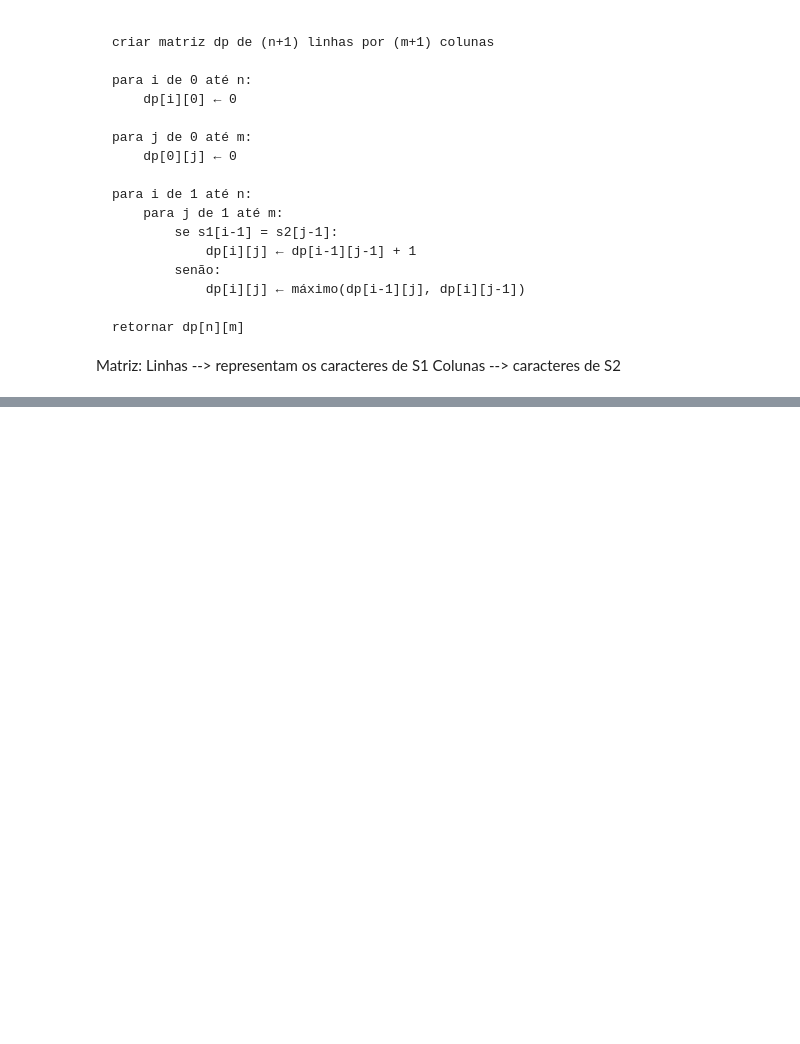
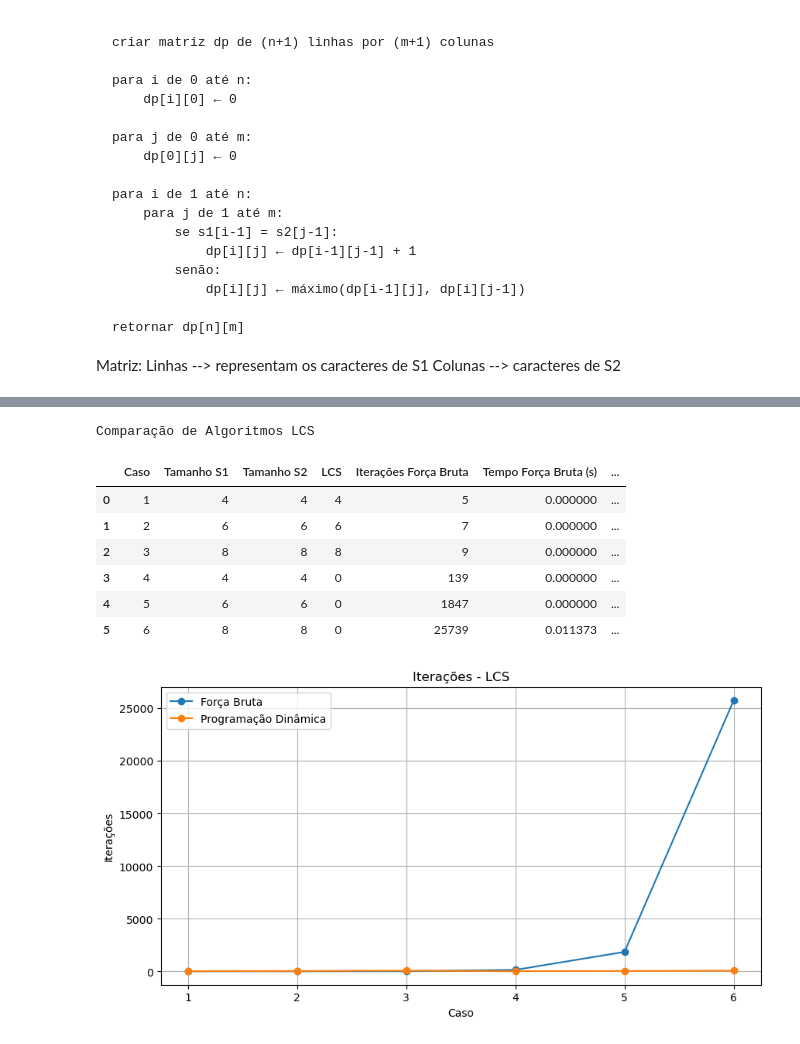
Before and after one commit to LouiseZN/T1-projeto, a Jupyter notebook: algoritimo.ipynb, the cells around one changed output, grey strips where cells are left out. Cells and saved outputs as stored; diff of their text form; code cells hidden in the pictures; blank space fills up the shorter version.

```diff
--- a/algoritimo.ipynb
+++ b/algoritimo.ipynb
@@ -267,0 +262,22 @@ Resposta Forca Brutaa: 1, Numero de Iteracoes: 2
+# %%
+casos_contraste = [
+    ("AAAA", "AAAA"),          #melhor caso
+    ("AAAAAA", "AAAAAA"),
+    ("AAAAAAAA", "AAAAAAAA"),
+
+    ("AAAA", "BBBB"),          #pior caso
+    ("AAAAAA", "BBBBBB"),
+    ("AAAAAAAA", "BBBBBBBB")
+]
+# %%
+teste_casos_contraste = comparar_algoritmos(casos_contraste)
+# %% [output]
+Comparação de Algoritmos LCS
+|  | Caso | Tamanho S1 | Tamanho S2 | LCS | Iterações Força Bruta | Tempo Força Bruta (s) | ... |
+| 0 | 1 | 4 | 4 | 4 | 5 | 0.000000 | ... |
+| 1 | 2 | 6 | 6 | 6 | 7 | 0.000000 | ... |
+| 2 | 3 | 8 | 8 | 8 | 9 | 0.000000 | ... |
+| 3 | 4 | 4 | 4 | 0 | 139 | 0.000000 | ... |
+| 4 | 5 | 6 | 6 | 0 | 1847 | 0.000000 | ... |
+| 5 | 6 | 8 | 8 | 0 | 25739 | 0.011373 | ... |
+[figure, added]
```
Also changed, not shown: parts of 21 cells of this notebook.
